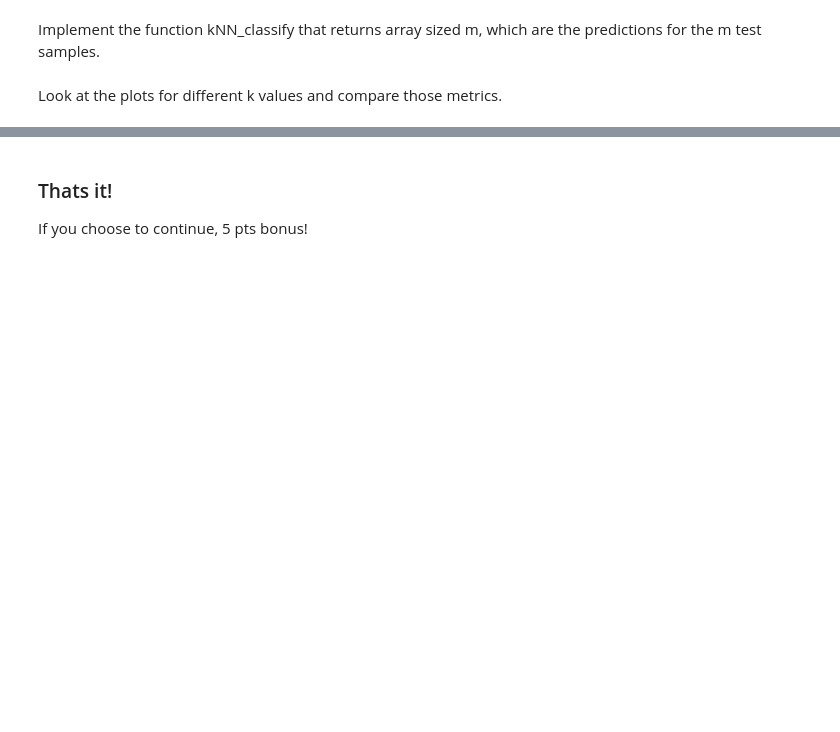
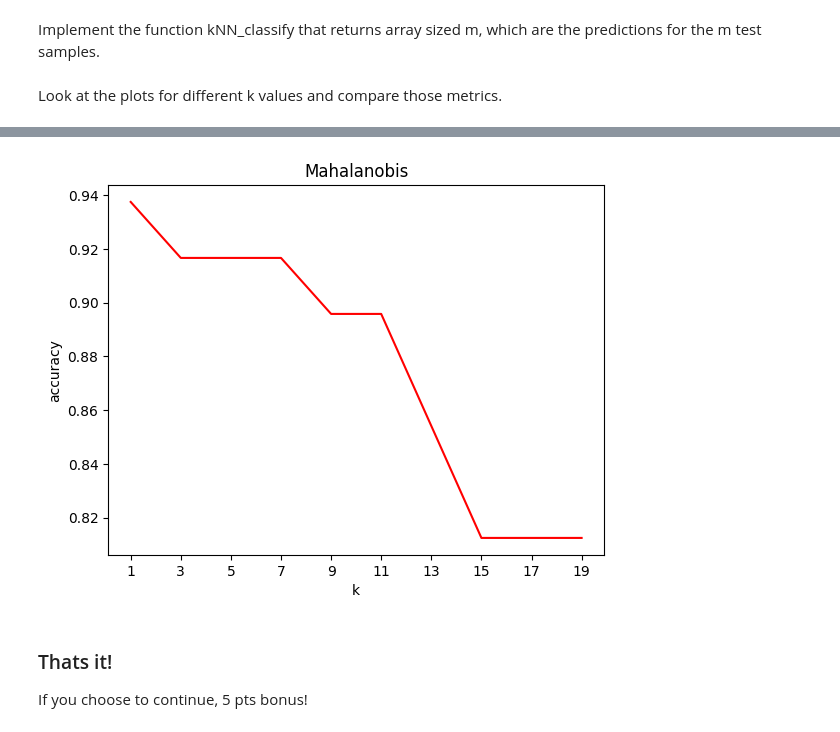
Before and after one commit to ordinary813/ordinaryLib, a Jupyter notebook: Machine learning/HW1.ipynb, the cells around one changed output, grey strips where cells are left out. Saved outputs shown, nothing was run; the diff lists cells and outputs as text; code cells hidden in the pictures; blank space fills up the shorter version.

```diff
--- a/Machine learning/HW1.ipynb
+++ b/Machine learning/HW1.ipynb
@@ -437,8 +464,3 @@ def Mahalanobis(test, data):
   return distances
 # %% [markdown]
 Implement the function kNN_classify that returns array sized m, which are the predictions for the m test samples.
-# %%
-def kNN_classify(data, labels, test, k, metric='Euclidian'):
-  arguments = (test, data)
-  distances = eval(f'{metric}(*arguments)')   #returns np[][] |test| X |data| by the given metric.
-  # Implement here
@@ -469,16 +520,18 @@ The Mahalanobis distance metric is already implemented to you. <br/>Run the foll
 # %%
 ks = np.arange(1, 20, 2)
 accs = []
 for k in ks:
-  c = kNN_classify(X_train, y_train, X_test, k, 'Mahalanobis')
-  accs.append()   # Implement here
+  c = kNN_classify(X_train.to_numpy(), y_train, X_test.to_numpy(), k, 'Mahalanobis')
+  accs.append(1- np.mean(np.array(c) != np.array([y_test.iloc[i] for i in range(y_test.shape[0])])))
 
-axs[1, 0].plot(ks, accs, color='red')
-axs[1, 0].set_xlabel('k')
-axs[1, 0].set_ylabel('accuracy')
-axs[1, 0].set_title('Mahalanobis')
-axs[1, 0].set_xticks(ks)
+plt.plot(ks, accs, color='red')
+plt.xlabel('k')
+plt.ylabel('accuracy')
+plt.title('Mahalanobis')
+plt.xticks(ks)
 plt.show()
+# %% [output]
+[figure, added]
 # %% [markdown]
 ### Thats it!
 If you choose to continue, 5 pts bonus!
```
Also changed, not shown: parts of 13 cells of this notebook, 1 other file.
